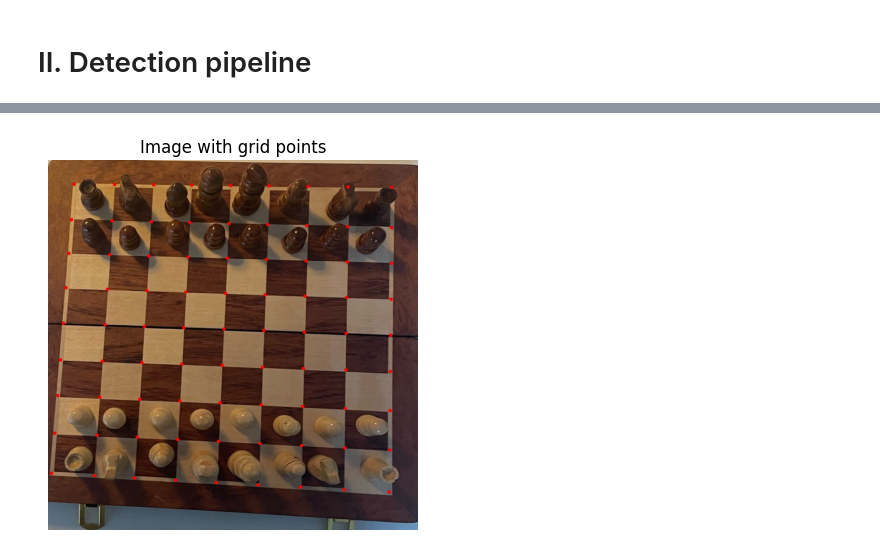
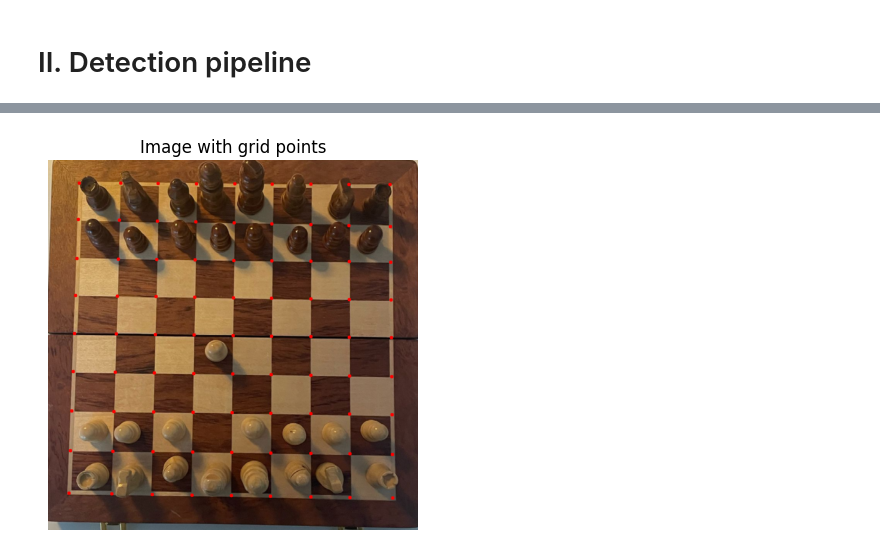
Before and after one commit to louislhotte/chess-computer-vision, a Jupyter notebook: app_v2.ipynb, the cells around one changed output, grey strips where cells are left out. Saved outputs shown, nothing was run; the diff lists cells and outputs as text; code cells hidden in the pictures.

```diff
--- a/app_v2.ipynb
+++ b/app_v2.ipynb
@@ -384,6 +384,42 @@ def most_regular_segment(points, min_length=8, max_length=9, threshold=0.5):
 
     return None
 
+# Fonction pour calculer la distance euclidienne entre deux points
+def distance(p1, p2):
+    return math.sqrt((p1[0] - p2[0]) ** 2 + (p1[1] - p2[1]) ** 2)
+
+# Fonction pour fusionner les points trop proches
+def merge_nearby_points(points, threshold=10):
+    merged_points = []
+
+    for point in points:
+        if not merged_points:
+            merged_points.append(point)
+        else:
+            # Vérifier si le point est trop proche d'un des points déjà ajoutés
+            is_too_close = False
+            for merged_point in merged_points:
+                if distance(point, merged_point) <= threshold:
+                    is_too_close = True
+                    # Moyenne des coordonnées
+                    merged_point = ((merged_point[0] + point[0]) // 2, (merged_point[1] + point[1]) // 2)
+                    break
+
+            if not is_too_close:
+                merged_points.append(point)
+
+    return merged_points
+
+# Fonction pour traiter le dictionnaire des lignes et fusionner les points
+def merge_points_in_dict(points_dict, threshold=10):
+    merged_dict = {}
+
+    for key, points in points_dict.items():
+        merged_points = merge_nearby_points(points, threshold)
+        merged_dict[key] = merged_points
+
+    return merged_dict
+
 def points_to_keep(pts_on_horizontal_lines, pts_on_vertical_lines):
     horizontal_points_to_keep = []
     for line in pts_on_horizontal_lines:
@@ -657,7 +700,7 @@ def extract_labeled_cells_from_dict(image_dict, grid_size=8):
 # %% [markdown]
 # II. Detection pipeline
 # %%
-image_path = "data\chessboard\chessboard_7.jpg"
+image_path = "data\chessboard\chessboard_6.jpg"
 image = cv2.imread(image_path)
 show_image_rgb(image, title="Image")
 # %% [output]
@@ -688,6 +731,6 @@ show_image_rgb(image_with_merged_extended_lines, "Image with merged extended lin
 # %%
 horizontal_lines, vertical_lines = classify_lines(grouped_lines, cropped.shape[0])
-intersections, pts_on_horizontal_lines, pts_on_vertical_lines = find_intersections(horizontal_lines, vertical_lines)
+intersections, raw_pts_on_horizontal_lines, raw_pts_on_vertical_lines = find_intersections(horizontal_lines, vertical_lines)
 
 cropped_with_init_grid_points = cropped.copy()
 for (px, py) in intersections:
@@ -698,12 +741,14 @@ show_image_rgb(cropped_with_init_grid_points)
 # %%
+pts_on_horizontal_lines = merge_points_in_dict(raw_pts_on_horizontal_lines, threshold=50)
+pts_on_vertical_lines = merge_points_in_dict(raw_pts_on_vertical_lines, threshold=50)
 grid_points = points_to_keep(pts_on_horizontal_lines, pts_on_vertical_lines)
 
 cropped_with_grid_points= cropped.copy()
 for (px, py) in grid_points:
         cv2.circle(cropped_with_grid_points, (px, py), 5, (0, 0, 255), -1)
 show_image_rgb(cropped_with_grid_points, "Image with grid points")
 # %% [output]
-[figure, old version]
+[figure, new version]
 # %%
 grid_center_points = center_points(grid_points)
 
```
Also changed, not shown: parts of 10 cells of this notebook.
